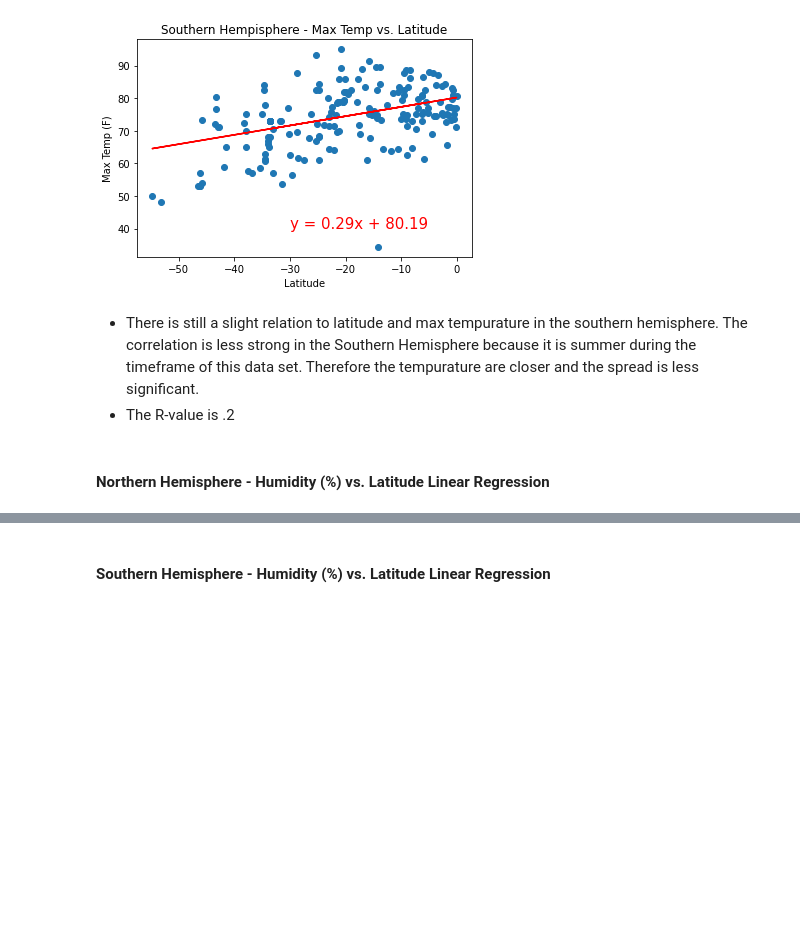
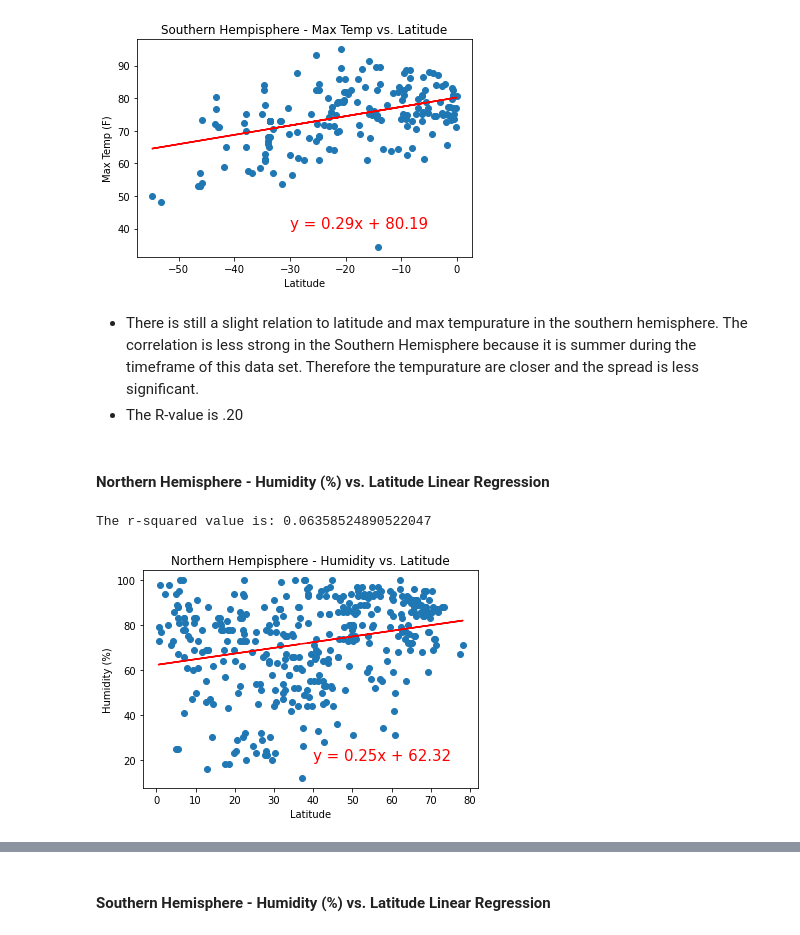
Before and after one commit to ccgrace/python-api-challenge, a Jupyter notebook: WeatherPy/WeatherPy.ipynb, the cells around one changed output, grey strips where cells are left out. Cells and saved outputs as stored; diff of their text form; code cells hidden in the pictures; blank space fills up the shorter version.

```diff
--- a/WeatherPy/WeatherPy.ipynb
+++ b/WeatherPy/WeatherPy.ipynb
@@ -308,23 +308,26 @@ The r-squared value is: 0.19828176583150273
 [figure]
 # %% [markdown]
 - There is still a slight relation to latitude and max tempurature in the southern hemisphere. The correlation is less strong in the Southern Hemisphere because it is summer during the timeframe of this data set. Therefore the tempurature are closer and the spread is less significant.
-- The R-value is .2
+- The R-value is .20
 # %% [markdown]
 ####  Northern Hemisphere - Humidity (%) vs. Latitude Linear Regression
 # %%
 north_lats = northern_city_wx["Lat"]
 north_humidity = northern_city_wx["Humidity"]
 
-(slope, intercept, rvalue, pvalue, stderr) = linregress(south_lats, south_humidity)
+(slope, intercept, rvalue, pvalue, stderr) = linregress(north_lats, north_humidity)
 
-regress_values = south_lats * slope + intercept
+regress_values = north_lats * slope + intercept
 line_eq = "y = " + str(round(slope,2)) + "x + " + str(round(intercept,2))
 
-plt.scatter(south_lats, south_temps)
-plt.plot(south_lats, regress_values, "r-")
-plt.annotate(line_eq,(-30,40),fontsize=15,color="red")
+plt.scatter(north_lats, north_humidity)
+plt.plot(north_lats, regress_values, "r-")
+plt.annotate(line_eq,(40,20),fontsize=15,color="red")
 print(f"The r-squared value is: {rvalue**2}")
 plt.xlabel("Latitude")
-plt.ylabel("Max Temp (F)")
-plt.title("Southern Hempisphere - Max Temp vs. Latitude")
-plt.savefig("../Output Data File/Southern Hemisphere Max Temps.png")
+plt.ylabel("Humidity (%)")
+plt.title("Northern Hempisphere - Humidity vs. Latitude")
+plt.savefig("../Output Data File/Northern Hemisphere Humidity.png")
+# %% [output]
+The r-squared value is: 0.06358524890522047
+[figure, added]
```
Also changed, not shown: parts of 8 cells of this notebook, 3 other files.
